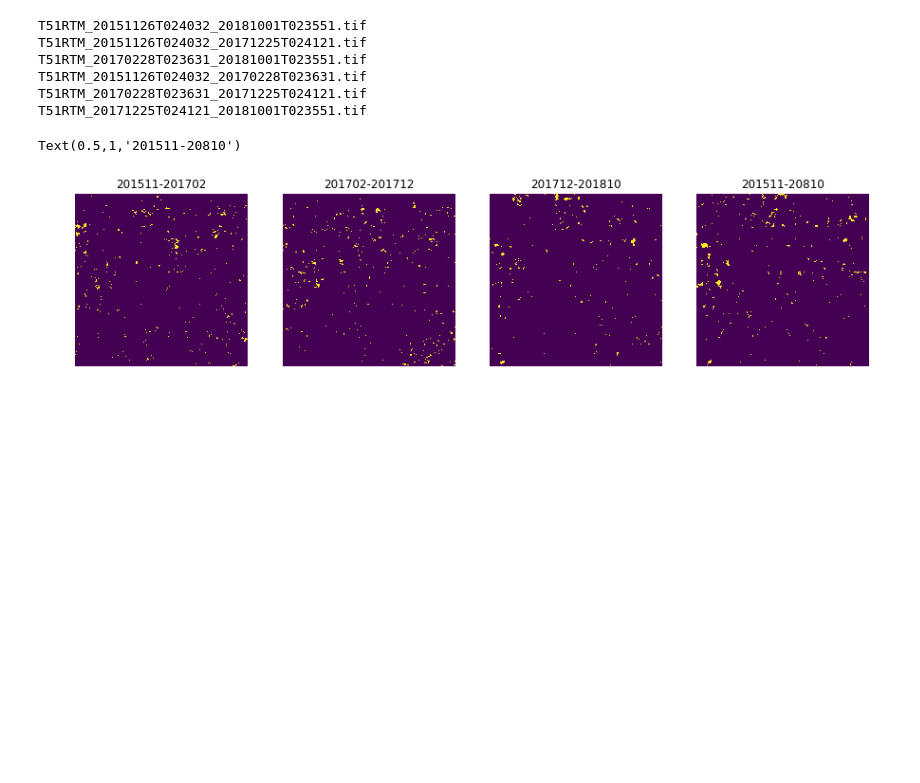
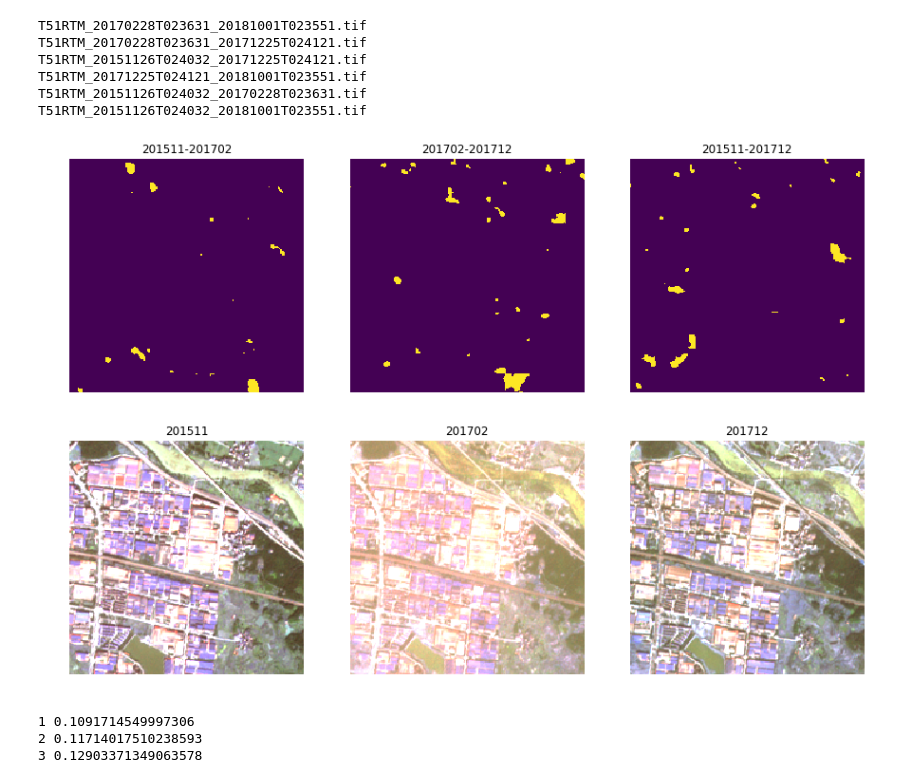
Before and after one commit to granularai/fabric, a Jupyter notebook: notebooks/play_empirical_analysis.ipynb, the cells around one changed output. Saved outputs shown, nothing was run; the diff lists cells and outputs as text; code cells hidden in the pictures; blank space fills up the shorter version.

```diff
--- a/notebooks/play_empirical_analysis.ipynb
+++ b/notebooks/play_empirical_analysis.ipynb
@@ -9,19 +44,22 @@ import matplotlib.pyplot as plt
 # %%
-data_path = '../../../Downloads/cd_out/'
+data_path = '../../../Yiwu/cd_out/'
 tiles = os.listdir(data_path)
 # %%
 for tile in tiles:
     if 'T51RTM' in tile:
         print (tile)
 # %% [output]
+T51RTM_20170228T023631_20181001T023551.tif
+T51RTM_20170228T023631_20171225T024121.tif
+T51RTM_20151126T024032_20171225T024121.tif
+T51RTM_20171225T024121_20181001T023551.tif
+T51RTM_20151126T024032_20170228T023631.tif
 T51RTM_20151126T024032_20181001T023551.tif
-T51RTM_20151126T024032_20171225T024121.tif
-T51RTM_20170228T023631_20181001T023551.tif
-T51RTM_20151126T024032_20170228T023631.tif
-T51RTM_20170228T023631_20171225T024121.tif
-T51RTM_20171225T024121_20181001T023551.tif
 # %%
 a_b = rasterio.open(data_path + 'T51RTM_20151126T024032_20170228T023631.tif').read()[0]
 b_c = rasterio.open(data_path + 'T51RTM_20170228T023631_20171225T024121.tif').read()[0]
-c_d = rasterio.open(data_path + 'T51RTM_20171225T024121_20181001T023551.tif').read()[0]
-a_d = rasterio.open(data_path + 'T51RTM_20151126T024032_20181001T023551.tif').read()[0]
+a_c = rasterio.open(data_path + 'T51RTM_20151126T024032_20171225T024121.tif').read()[0]
+# %%
+a = cv2.imread('../../../Yiwu/emp_ana/T51RTM_20151126T024032.png')
+b = cv2.imread('../../../Yiwu/emp_ana/T51RTM_20170228T023631.png')
+c = cv2.imread('../../../Yiwu/emp_ana/T51RTM_20171225T024121.png')
@@ -28,29 +74,59 @@ a_d = rasterio.open(data_path + 'T51RTM_20151126T024032_20181001T023551.tif').re
 # %%
-sx, ex = 0, 1000
-sy, ey = 0, 1000
+sx, ex = 200, 400
+sy, ey = 200, 400
 # %%
 f = plt.figure(figsize=(15,10))
 
 
-f.add_subplot(1,4,1)
+f.add_subplot(2,3,1)
 plt.imshow(a_b[sx:ex,sy:ey])
 plt.axis('off')
 plt.title('201511-201702')
 
-f.add_subplot(1,4,2)
+f.add_subplot(2,3,2)
 plt.imshow(b_c[sx:ex,sy:ey])
 plt.axis('off')
 plt.title('201702-201712')
 
-f.add_subplot(1,4,3)
-plt.imshow(c_d[sx:ex,sy:ey])
+f.add_subplot(2,3,3)
+plt.imshow(a_c[sx:ex,sy:ey])
 plt.axis('off')
-plt.title('201712-201810')
+plt.title('201511-201712')
 
-f.add_subplot(1,4,4)
-plt.imshow(a_d[sx:ex,sy:ey])
+
+f.add_subplot(2,3,4)
+plt.imshow(a[sx:ex,sy:ey])
 plt.axis('off')
-plt.title('201511-20810')
+plt.title('201511')
+
+f.add_subplot(2,3,5)
+plt.imshow(b[sx:ex,sy:ey])
+plt.axis('off')
+plt.title('201702')
+
+f.add_subplot(2,3,6)
+plt.imshow(c[sx:ex,sy:ey])
+plt.axis('off')
+plt.title('201712')
+
+plt.savefig('../../../Yiwu/emp_ana/51RTM_' + str(sx) + '_' + str(ex) + '_' + str(sy) + '_' + str(ey) + '.pdf', dpi=1000, format='pdf')
 # %% [output]
-Text(0.5,1,'201511-20810')
-[figure, old version]
+[figure, new version]
+# %%
+for w in [1,2,3]:#[4,6,8,10,12,14,16,18,20]:
+    change_in_both = 0
+    change_in_either = 0
+    for i in range(0,10980,w):
+        for j in range(0,10980,w):
+            if np.sum(ab_or_bc[i:i+w,j:j+w]) > 0 and np.sum(a_c[i:i+w,j:j+w]) > 0:
+                change_in_both += 1
+            if np.sum(ab_or_bc[i:i+w,j:j+w]) == 0 and np.sum(a_c[i:i+w,j:j+w]) > 0:
+                change_in_either += 1
+            if np.sum(ab_or_bc[i:i+w,j:j+w]) > 0 and np.sum(a_c[i:i+w,j:j+w]) == 0:
+                change_in_either += 1
+
+    print (w, change_in_both / change_in_either)
+# %% [output]
+1 0.1091714549997306
+2 0.11714017510238593
+3 0.12903371349063578
```
Also changed, not shown: parts of 14 cells of this notebook, 1 other file.
